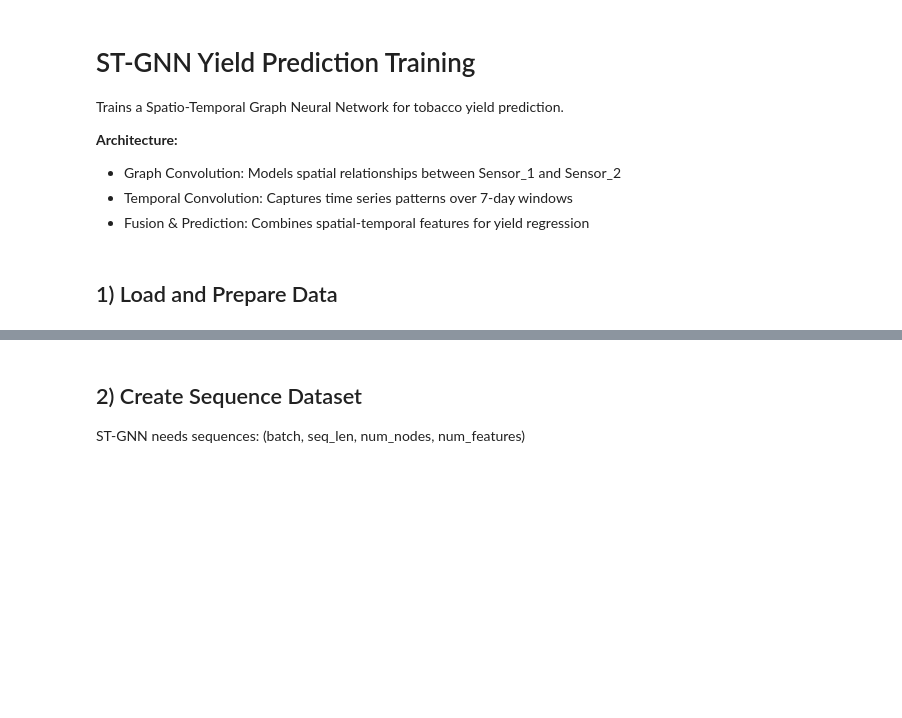
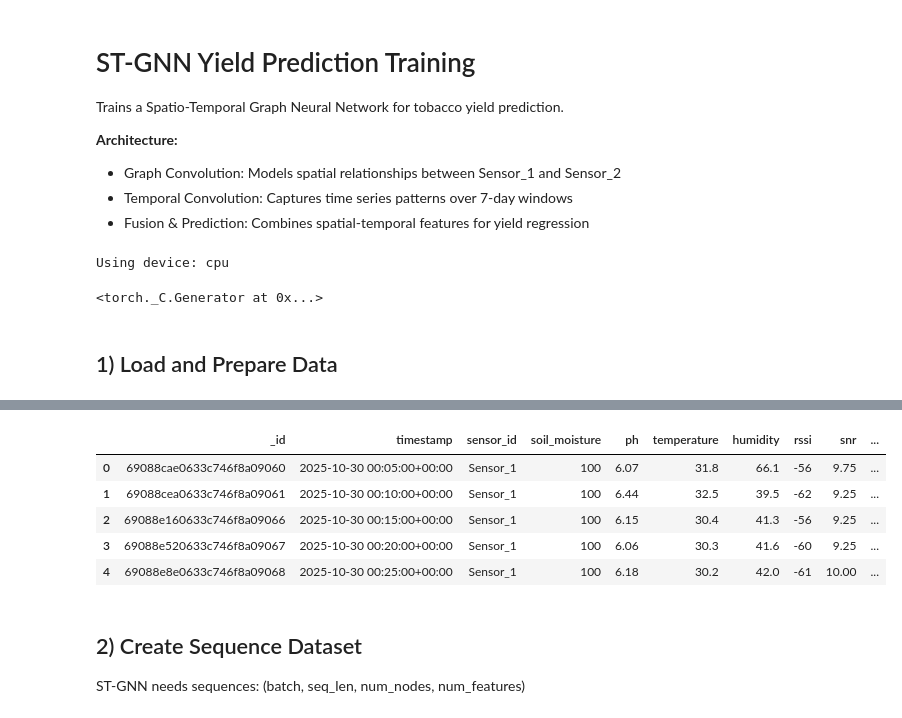
Before and after one commit to Demenico14/Capstone-project-fullstack-, a Jupyter notebook: notebooks/Train Yield Model STGNN.ipynb, the cells around one changed output, grey strips where cells are left out. Cells and saved outputs as stored; diff of their text form; code cells hidden in the pictures; blank space fills up the shorter version.

```diff
--- a/notebooks/Train Yield Model STGNN.ipynb
+++ b/notebooks/Train Yield Model STGNN.ipynb
@@ -10,8 +10,7 @@ Trains a Spatio-Temporal Graph Neural Network for tobacco yield prediction.
 # %%
 # 0) Setup
 import sys
-sys.path.append('/Users/dominicmushayi/Documents/GitHub/Capstone-project-fullstack-/backend')
-
+sys.path.append('/Users/dominicmushayi/Documents/Capstone /Project/backend')
 import os, json, warnings
 from datetime import datetime
 warnings.filterwarnings('ignore')
@@ -40,13 +39,21 @@ os.makedirs(MODELS_DIR, exist_ok=True)
 RANDOM_STATE = 42
 np.random.seed(RANDOM_STATE)
 torch.manual_seed(RANDOM_STATE)
+# %% [output]
+Using device: cpu
+<torch._C.Generator at 0x...>
 # %% [markdown]
 ## 1) Load and Prepare Data
 # %%
 # Load sensor data
 df = pd.read_csv(DATA_CSV)
 df.columns = df.columns.str.strip()
-df['timestamp'] = pd.to_datetime(df['timestamp'])
+df['timestamp'] = pd.to_datetime(
+    df['timestamp'].astype(str).str.strip(),
+    format='ISO8601',
+    utc=True,
+    errors='raise'   # change to 'coerce' if you want invalid ones -> NaT
+)
 df.replace(-999.0, np.nan, inplace=True)
 
 # Clean and sort
@@ -56,9 +63,21 @@ df = df.sort_values(['sensor_id', 'timestamp']).reset_index(drop=True)
 # Forward fill pH and soil_moisture
 for sensor in df['sensor_id'].unique():
     mask = df['sensor_id'] == sensor
-    df.loc[mask, 'ph'] = df.loc[mask, 'ph'].fillna(method='ffill').fillna(6.0)
-    df.loc[mask, 'soil_moisture'] = df.loc[mask, 'soil_moisture'].fillna(method='ffill').fillna(50)
+
+    df.loc[mask, 'ph'] = (
+        df.loc[mask, 'ph']
+          .ffill()
+          .fillna(6.0)
+    )
+
+    df.loc[mask, 'soil_moisture'] = (
+        df.loc[mask, 'soil_moisture']
+          .ffill()
+          .fillna(50)
+    )
+
 
 print(f'Loaded {len(df)} rows from {len(df.sensor_id.unique())} sensors')
 print(f'Date range: {df.timestamp.min()} to {df.timestamp.max()}')
 df.head()
+# %% [output]
@@ -65,3 +86,9 @@ df.head()
+|  | _id | timestamp | sensor_id | soil_moisture | ph | temperature | humidity | rssi | snr | ... |
+| 0 | 69088cae0633c746f8a09060 | 2025-10-30 00:05:00+00:00 | Sensor_1 | 100 | 6.07 | 31.8 | 66.1 | -56 | 9.75 | ... |
+| 1 | 69088cea0633c746f8a09061 | 2025-10-30 00:10:00+00:00 | Sensor_1 | 100 | 6.44 | 32.5 | 39.5 | -62 | 9.25 | ... |
+| 2 | 69088e160633c746f8a09066 | 2025-10-30 00:15:00+00:00 | Sensor_1 | 100 | 6.15 | 30.4 | 41.3 | -56 | 9.25 | ... |
+| 3 | 69088e520633c746f8a09067 | 2025-10-30 00:20:00+00:00 | Sensor_1 | 100 | 6.06 | 30.3 | 41.6 | -60 | 9.25 | ... |
+| 4 | 69088e8e0633c746f8a09068 | 2025-10-30 00:25:00+00:00 | Sensor_1 | 100 | 6.18 | 30.2 | 42.0 | -61 | 10.00 | ... |
 # %% [markdown]
 ## 2) Create Sequence Dataset
 
```
Also changed, not shown: parts of 10 cells of this notebook, 46 other files.
